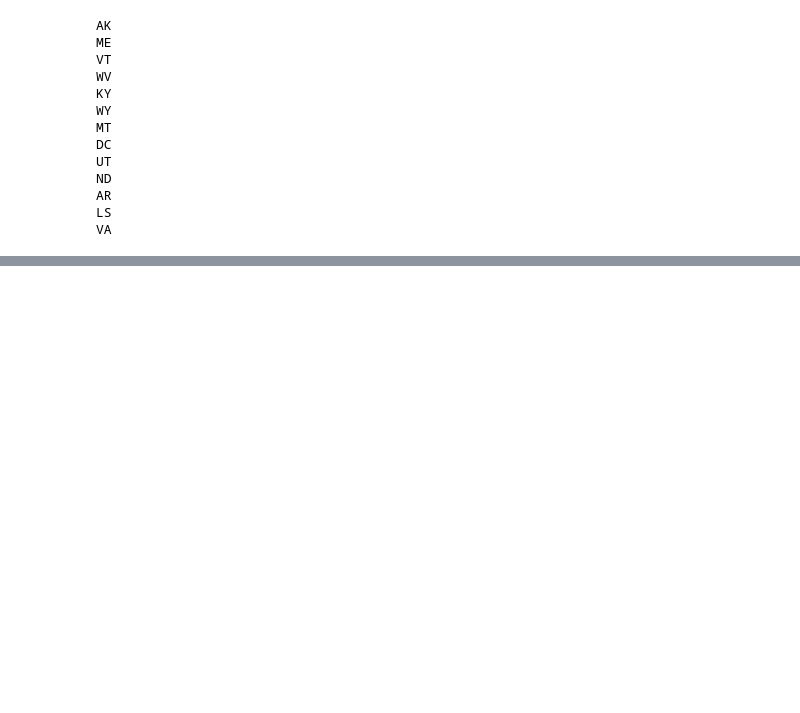
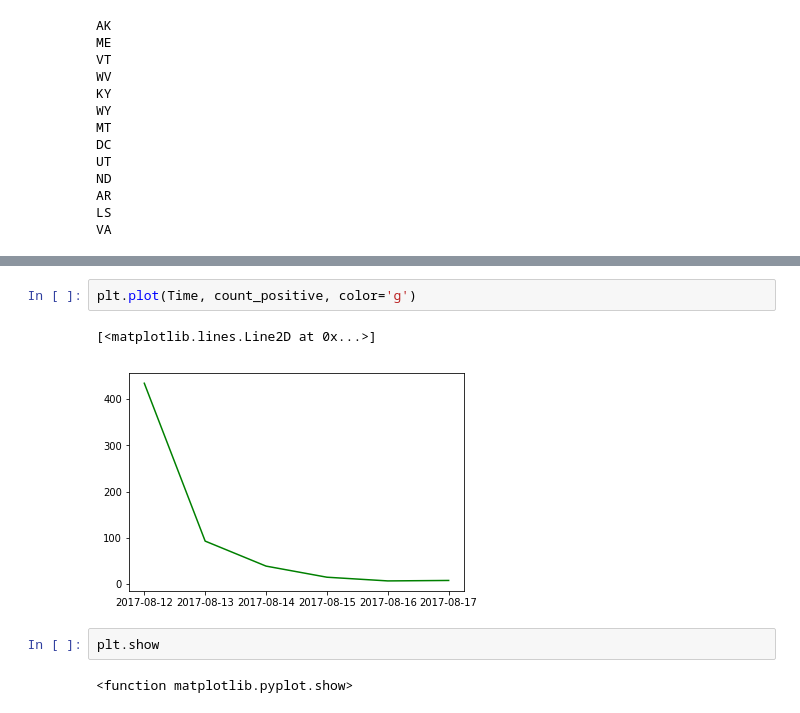
Before and after one commit to rupeshbasnet/twitter-data-vis, a Jupyter notebook: Twitter_Data_Extraction/Tweets_Preprocessing_Test.ipynb, the cells around one changed output, grey strips where cells are left out. Saved outputs shown, nothing was run; the diff lists cells and outputs as text; blank space fills up the shorter version.

```diff
--- a/Twitter_Data_Extraction/Tweets_Preprocessing_Test.ipynb
+++ b/Twitter_Data_Extraction/Tweets_Preprocessing_Test.ipynb
@@ -863,0 +940,9 @@ VA
+# %%
+plt.plot(Time, count_positive, color='g')
+# %% [output]
+[<matplotlib.lines.Line2D at 0x...>]
+[figure, added]
+# %%
+plt.show
+# %% [output]
+<function matplotlib.pyplot.show>
```
Also changed, not shown: parts of 19 cells of this notebook, 6 other files.
